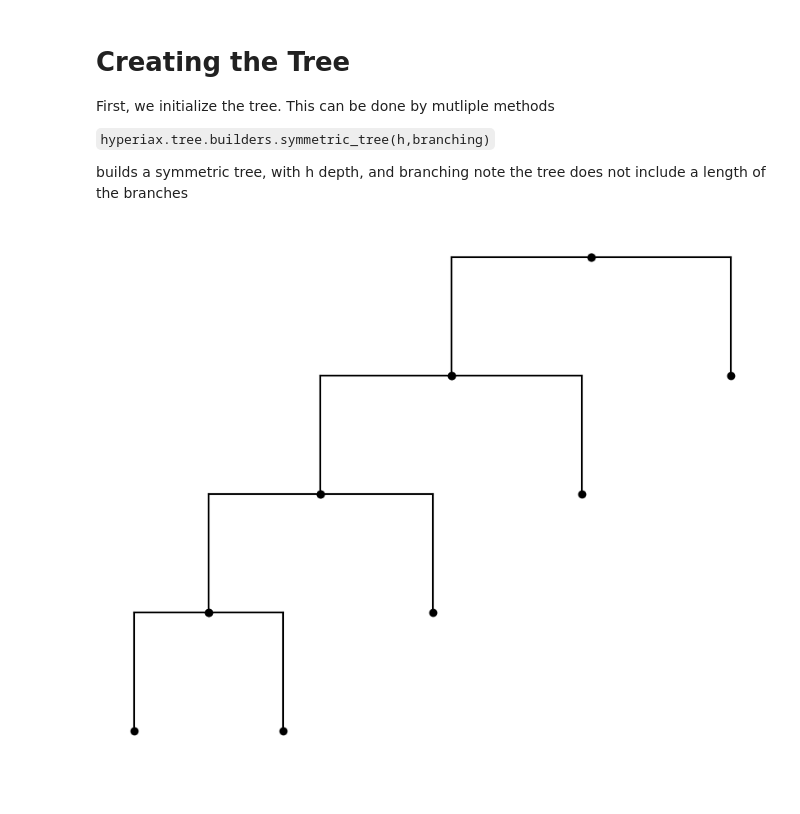
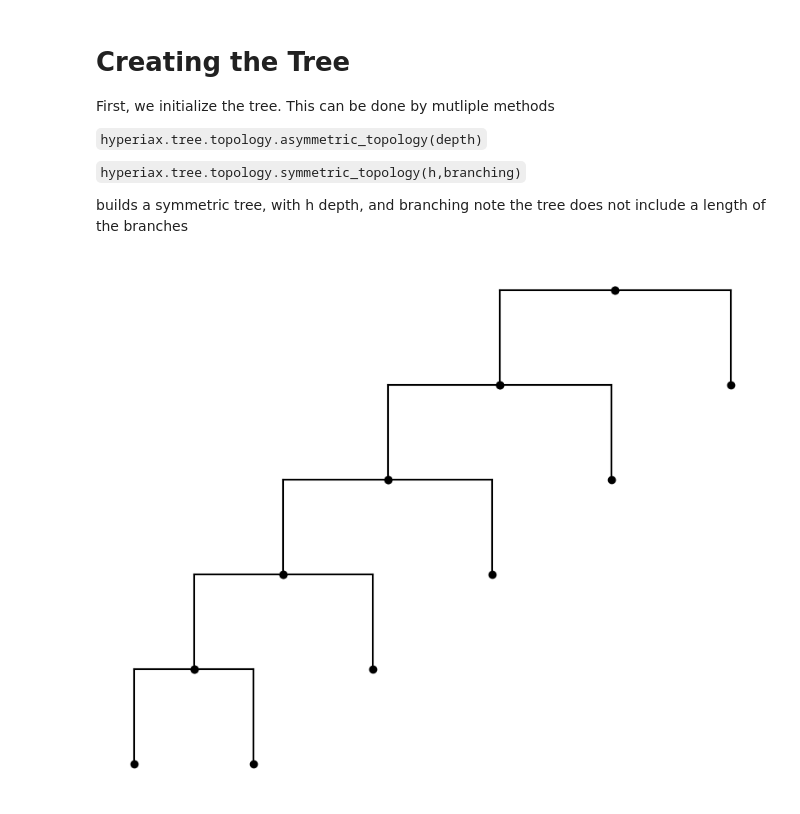
Before and after one commit to ComputationalEvolutionaryMorphometry/hyperiax, a Jupyter notebook: examples/Tree building.ipynb, the cells around one changed output. Cells and saved outputs as stored; diff of their text form; code cells hidden in the pictures.

```diff
--- a/examples/Tree building.ipynb
+++ b/examples/Tree building.ipynb
@@ -10,14 +11,18 @@ key = PRNGKey(0)
 First, we initialize the tree.
 This can be done by mutliple methods
 
-``hyperiax.tree.builders.symmetric_tree(h,branching)``
+``hyperiax.tree.topology.asymmetric_topology(depth)``
+
+``hyperiax.tree.topology.symmetric_topology(h,branching)``
+
 
 builds a symmetric tree, with h depth, and branching
 note the tree does not include a length of the branches
-# %%
-import hyperiax.tree
-tree = hyperiax.tree.builders.asymmetric_tree(4)
-
-tree.plot_tree()
-# %% [output]
-[figure, removed]
+# %%
+
+topology = hyperiax.tree.topology.asymmetric_topology(5)
+tree = HypTree(topology)
+
+plot_tree(tree)
+# %% [output]
+[figure, added]
```
Also changed, not shown: parts of 22 cells of this notebook, 5 other files.
